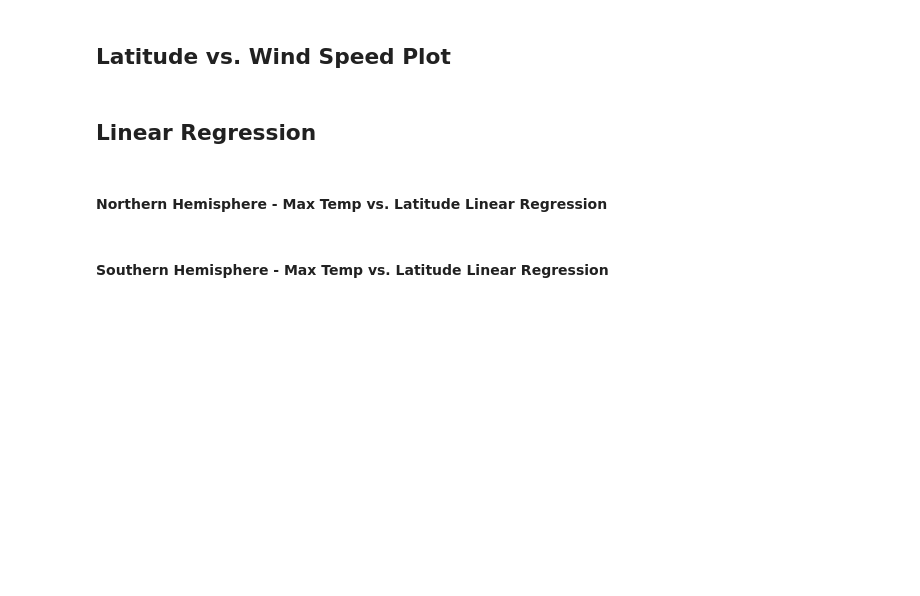
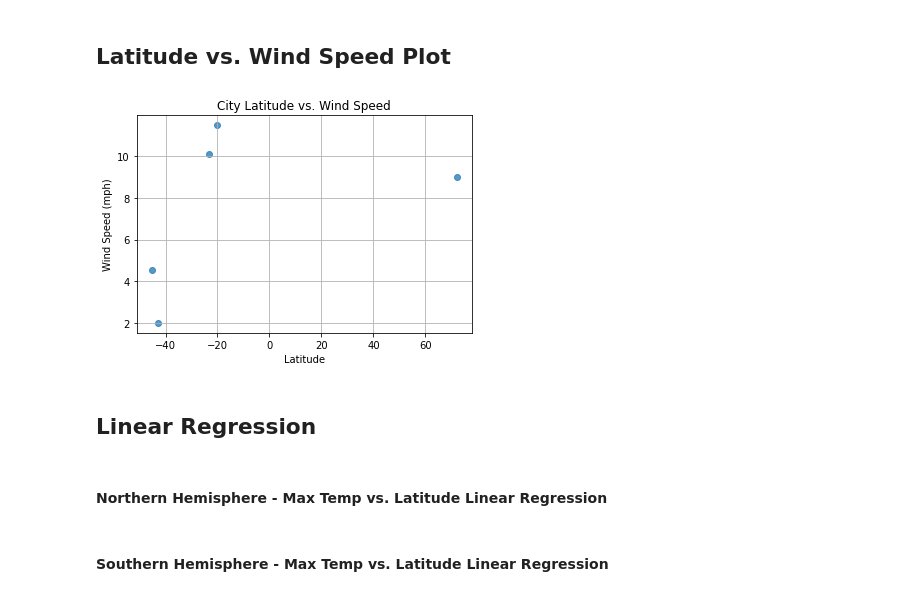
Before and after one commit to tonju27/python-api-challenge, a Jupyter notebook: WeatherPy/WeatherPy.ipynb, the cells around one changed output. Cells and saved outputs as stored; diff of their text form; code cells hidden in the pictures; blank space fills up the shorter version.

```diff
--- a/WeatherPy/WeatherPy.ipynb
+++ b/WeatherPy/WeatherPy.ipynb
@@ -108,5 +213,22 @@ Skip this step if there are no cities that have humidity > 100%.
 # %% [markdown]
 ## Latitude vs. Wind Speed Plot
+# %%
+# scatter plot
+plt.scatter(weather_data["lat"],weather_data["wind"], marker="o", alpha = 0.75)
+
+# labels and title
+plt.title("City Latitude vs. Wind Speed")
+plt.xlabel("Latitude")
+plt.ylabel("Wind Speed (mph)")
+plt.grid(True)
+
+# Save the figure
+plt.savefig("latandwind.png")
+
+# Show plot
+plt.show()
+# %% [output]
+[figure, added]
 # %% [markdown]
 ## Linear Regression
 # %% [markdown]
```
Also changed, not shown: parts of 11 cells of this notebook, 6 other files.
